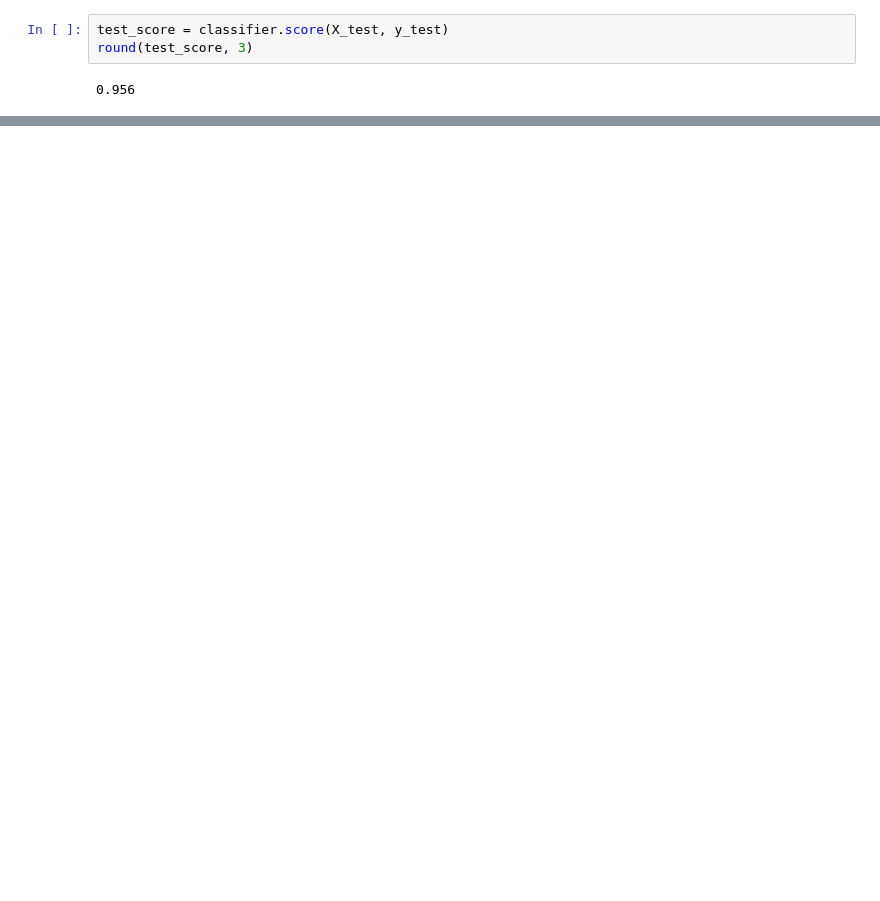
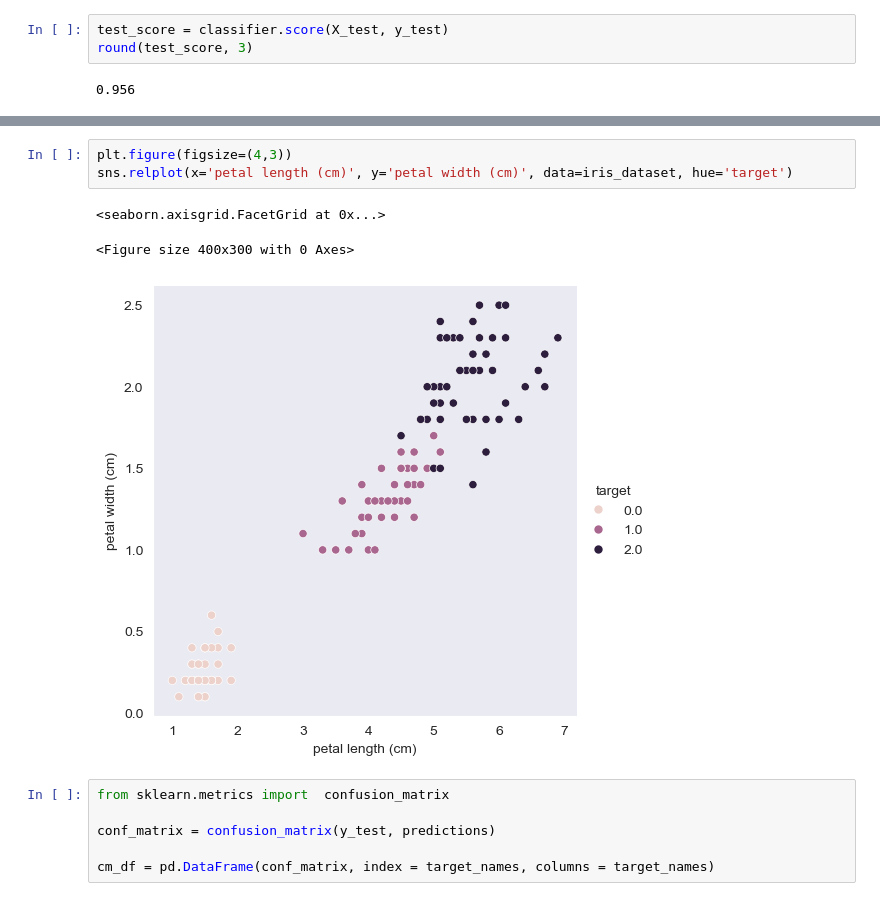
Before and after one commit to asimzz/ammi-mlops-course, a Jupyter notebook: day1/main.ipynb, the cells around one changed output, grey strips where cells are left out. Cells and saved outputs as stored; diff of their text form; blank space fills up the shorter version.

```diff
--- a/day1/main.ipynb
+++ b/day1/main.ipynb
@@ -50,0 +65,13 @@ round(test_score, 3)
+# %%
+plt.figure(figsize=(4,3))
+sns.relplot(x='petal length (cm)', y='petal width (cm)', data=iris_dataset, hue='target')
+# %% [output]
+<seaborn.axisgrid.FacetGrid at 0x...>
+<Figure size 400x300 with 0 Axes>
+[figure, added]
+# %%
+from sklearn.metrics import  confusion_matrix
+
+conf_matrix = confusion_matrix(y_test, predictions)
+
+cm_df = pd.DataFrame(conf_matrix, index = target_names, columns = target_names)
```
Also changed, not shown: parts of 6 cells of this notebook.
